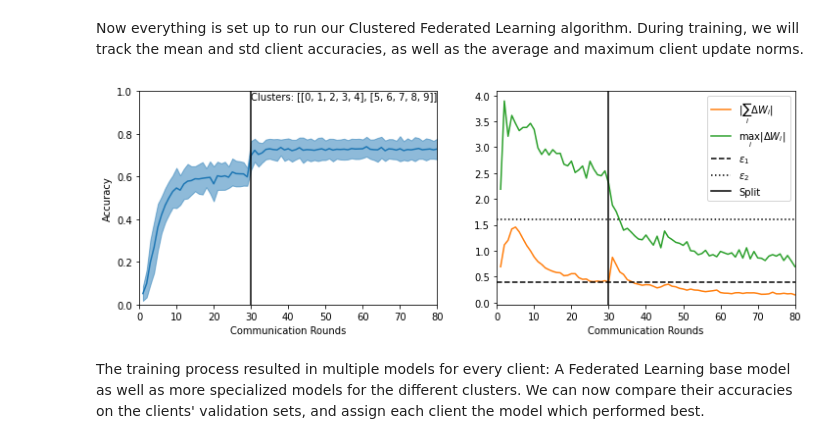
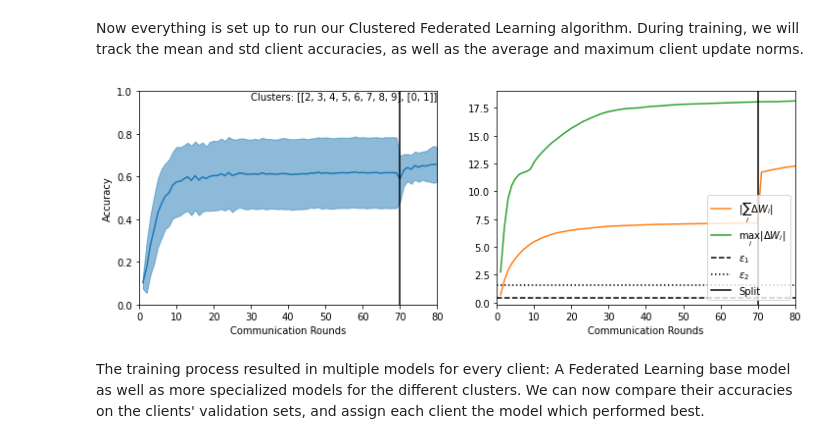
Before and after one commit to yangbaechu/One-Shot-FL-with-clustering, a Jupyter notebook: clustered_federated_learning.ipynb, the cells around one changed output. Cells and saved outputs as stored; diff of their text form; code cells hidden in the pictures.

```diff
--- a/clustered_federated_learning.ipynb
+++ b/clustered_federated_learning.ipynb
@@ -26,7 +26,7 @@ N_CLIENTS = 10
 DIRICHLET_ALPHA = 1.0
 
 
-data = datasets.EMNIST(root=".", split="byclass", download=True)
+data = datasets.EMNIST(root=".", split="byclass", download=False)
 
 mapp = np.array(['0', '1', '2', '3', '4', '5', '6', '7', '8', '9', 'A', 'B', 'C',
        'D', 'E', 'F', 'G', 'H', 'I', 'J', 'K', 'L', 'M', 'N', 'O', 'P',
@@ -35,7 +35,7 @@ mapp = np.array(['0', '1', '2', '3', '4', '5', '6', '7', '8', '9', 'A', 'B', 'C'
        'q', 'r', 's', 't', 'u', 'v', 'w', 'x', 'y', 'z'], dtype='<U1')
 
 idcs = np.random.permutation(len(data))
-train_idcs, test_idcs = idcs[:10000], idcs[10000:20000]
+train_idcs, test_idcs = idcs[:10000], idcs[10000:20000] #5:5 split
 train_labels = data.train_labels.numpy()
 
 client_idcs = split_noniid(train_idcs, train_labels, alpha=DIRICHLET_ALPHA, n_clients=N_CLIENTS)
@@ -91,6 +88,13 @@ COMMUNICATION_ROUNDS = 80
 EPS_1 = 0.4
 EPS_2 = 1.6
 
+def aggregate(cluster_indices_new):
+    cluster_indices = cluster_indices_new
+    client_clusters = [[clients[i] for i in idcs] for idcs in cluster_indices]
+
+    server.aggregate_clusterwise(client_clusters)
+
+    return cluster_indices
 
 cfl_stats = ExperimentLogger()
 
@@ -107,47 +111,49 @@ for c_round in range(1, COMMUNICATION_ROUNDS+1):
     participating_clients = server.select_clients(clients, frac=1.0)
 
     for client in participating_clients:
-        train_stats = client.compute_weight_update(epochs=1)
-        client.reset()
+        train_stats = client.compute_weight_update(epochs=1) #train client
+        if c_round == COMMUNICATION_ROUNDS - 10:
+            client.reset()
 
     similarities = server.compute_pairwise_similarities(clients)
 
     cluster_indices_new = []
+
     for idc in cluster_indices:
         max_norm = server.compute_max_update_norm([clients[i] for i in idc])
         mean_norm = server.compute_mean_update_norm([clients[i] for i in idc])
 
-        if mean_norm<EPS_1 and max_norm>EPS_2 and len(idc)>2 and c_round>20:
+        #cluster 나누는 기준
+        if c_round == COMMUNICATION_ROUNDS - 10: #무조건 한번 나누기
 
             server.cache_model(idc, clients[idc[0]].W, acc_clients)
 
             c1, c2 = server.cluster_clients(similarities[idc][:,idc])
             cluster_indices_new += [c1, c2]
 
             cfl_stats.log({"split" : c_round})
 
         else:
             cluster_indices_new += [idc]
 
-
-    cluster_indices = cluster_indices_new
-    client_clusters = [[clients[i] for i in idcs] for idcs in cluster_indices]
-
-    server.aggregate_clusterwise(client_clusters)
+    if c_round == COMMUNICATION_ROUNDS - 10:
+        cluster_indices = aggregate(cluster_indices_new)
 
     acc_clients = [client.evaluate() for client in clients]
 
+    average_dw = server.get_average_dw(clients)
+
     cfl_stats.log({"acc_clients" : acc_clients, "mean_norm" : mean_norm, "max_norm" : max_norm,
-                  "rounds" : c_round, "clusters" : cluster_indices})
+                  "rounds" : c_round, "clusters" : cluster_indices, "average_dw": average_dw})
 
 
     display_train_stats(cfl_stats, EPS_1, EPS_2, COMMUNICATION_ROUNDS)
 
 
 for idc in cluster_indices:
     server.cache_model(idc, clients[idc[0]].W, acc_clients)
 # %% [output]
-[figure, old version]
+[figure, new version]
 # %% [markdown]
 The training process resulted in multiple models for every client: A Federated Learning base model as well as more specialized models for the different clusters.  We can now compare their accuracies on the clients' validation sets, and assign each client the model which performed best.
 # %%
```
Also changed, not shown: parts of 4 cells of this notebook, 1 other file.
